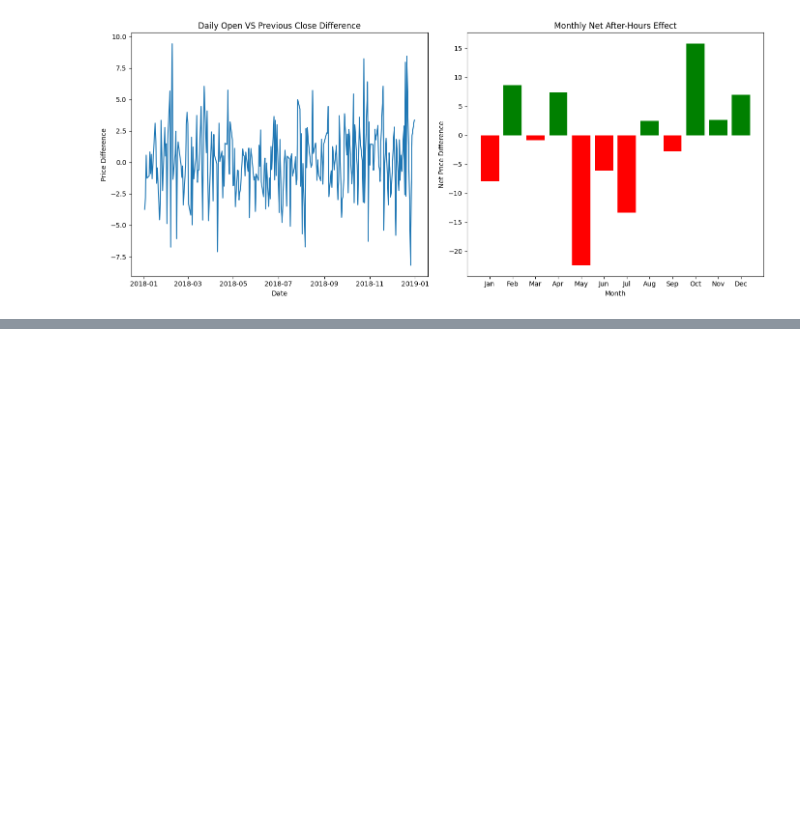
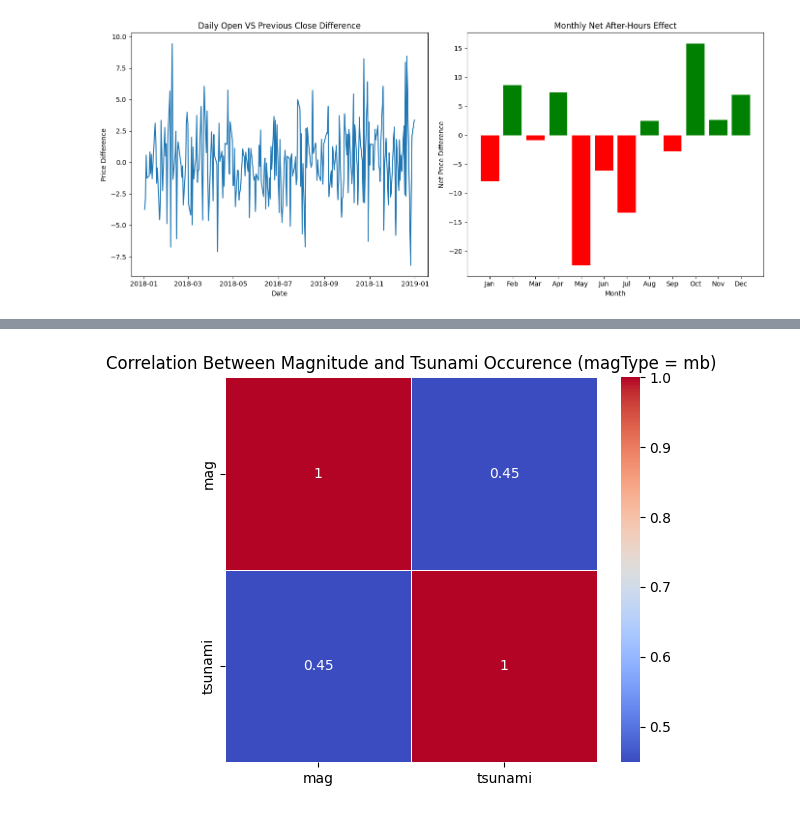
Before and after one commit to harinakhati/Python-AI_assignment, a Jupyter notebook: Assignment_IV.ipynb, the cells around one changed output, grey strips where cells are left out. Drawn from its saved outputs; the diff is of its cells as text; code cells hidden in the pictures; blank space fills up the shorter version.

```diff
--- a/Assignment_IV.ipynb
+++ b/Assignment_IV.ipynb
@@ -144,0 +159,12 @@ plt.show()
+# %%
+eq_mb = earthquakes[earthquakes['magType'] == 'mb']
+corr_data = eq_mb[['mag', 'tsunami']]
+
+corr_matrix = corr_data.corr()
+# %%
+plt.figure(figsize=(6,5))
+sns.heatmap(corr_matrix, annot = True, cmap= 'coolwarm', linewidth = 0.5)
+plt.title("Correlation Between Magnitude and Tsunami Occurence (magType = mb)")
+plt.show()
+# %% [output]
+[figure, added]
```
Also changed, not shown: parts of 15 cells of this notebook.
